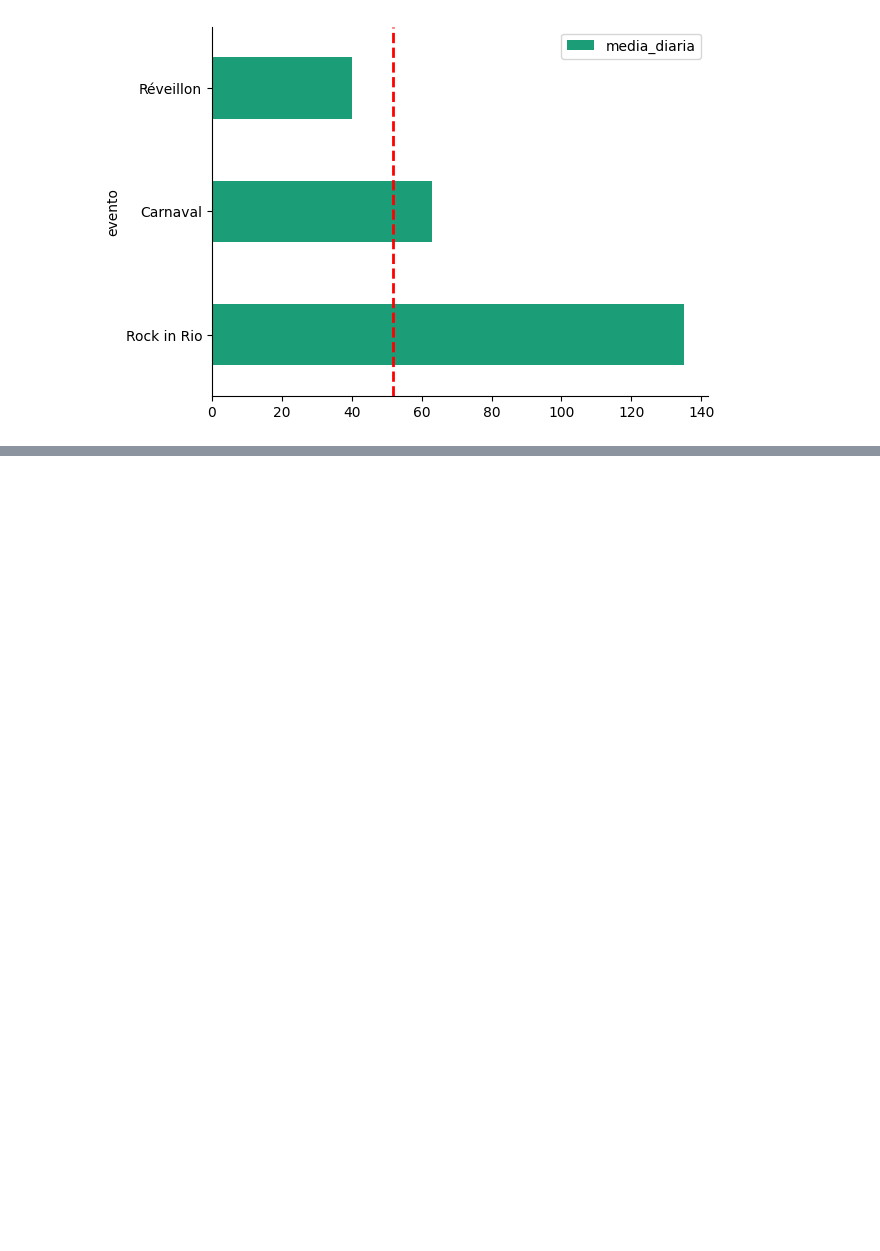
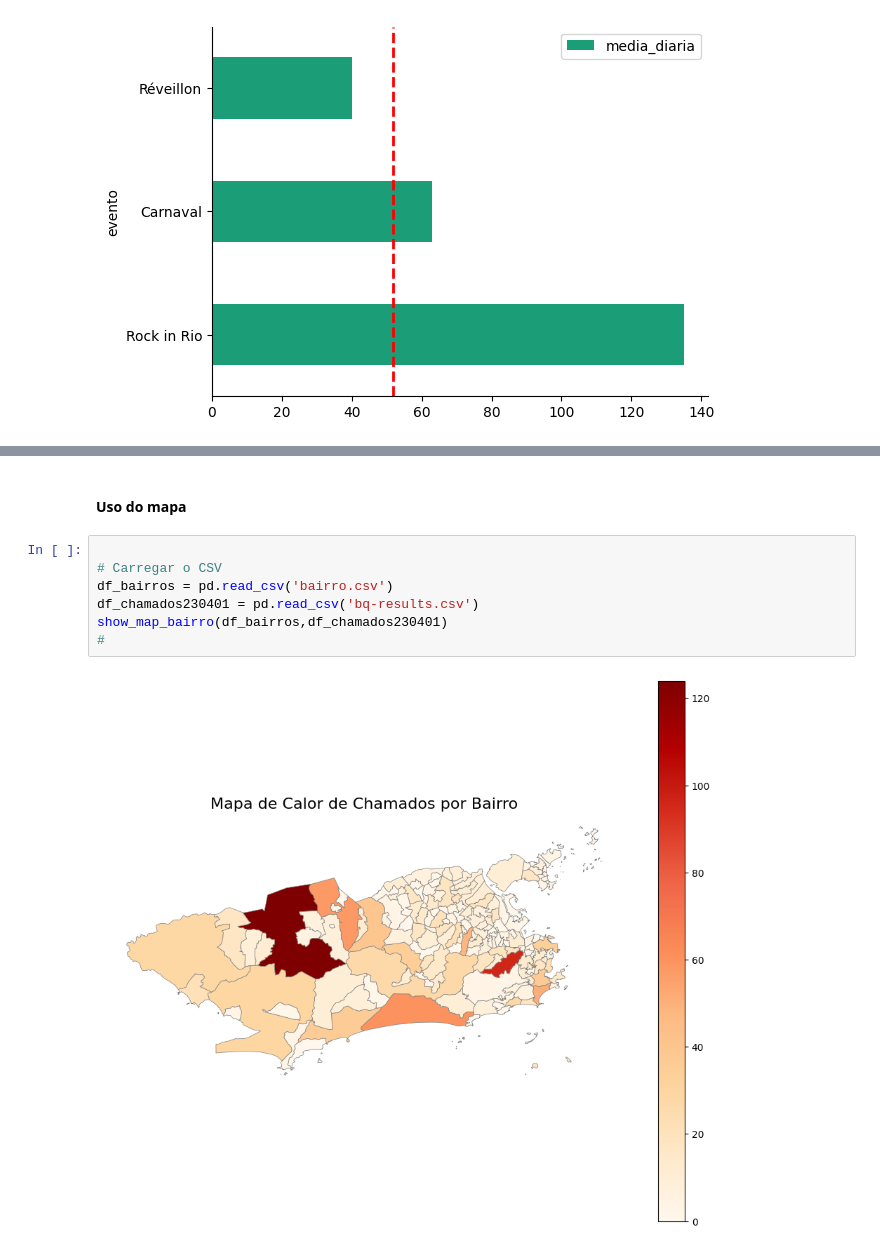
Before and after one commit to AlexTeixeira1/djrds, a Jupyter notebook: analise_sql.ipynb, the cells around one changed output, grey strips where cells are left out. Cells and saved outputs as stored; diff of their text form; blank space fills up the shorter version.

```diff
--- a/analise_sql.ipynb
+++ b/analise_sql.ipynb
@@ -303,0 +370,11 @@ plt.gca().spines[['top', 'right',]].set_visible(False)
+# %% [markdown]
+#### Uso do mapa
+# %%
+
+# Carregar o CSV
+df_bairros = pd.read_csv('bairro.csv')
+df_chamados230401 = pd.read_csv('bq-results.csv')
+show_map_bairro(df_bairros,df_chamados230401)
+#
+# %% [output]
+[figure, added]
```
Also changed, not shown: parts of 14 cells of this notebook.
